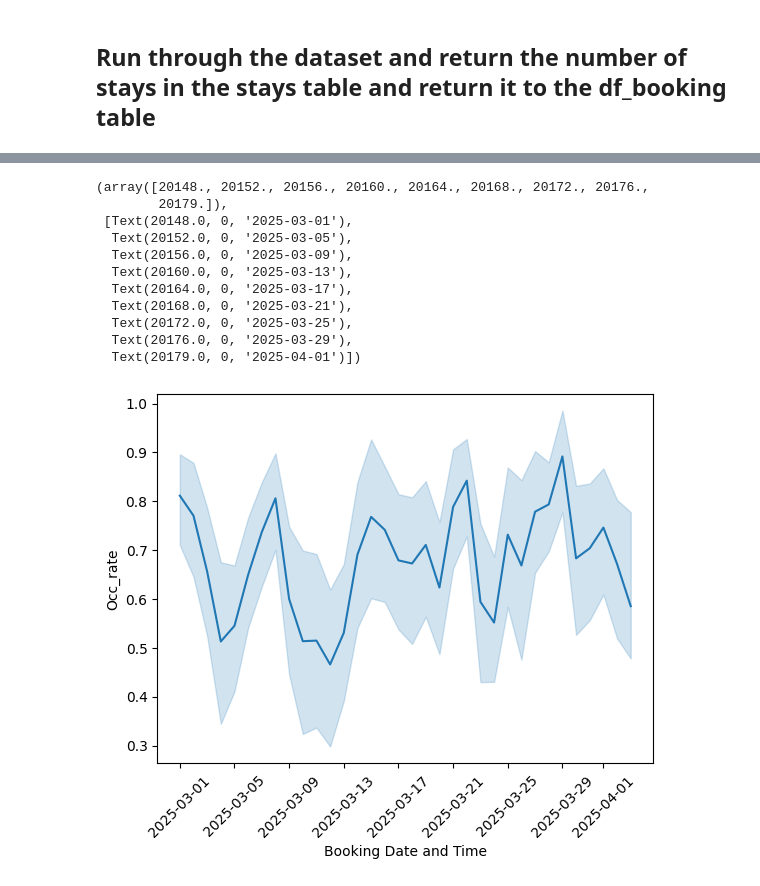
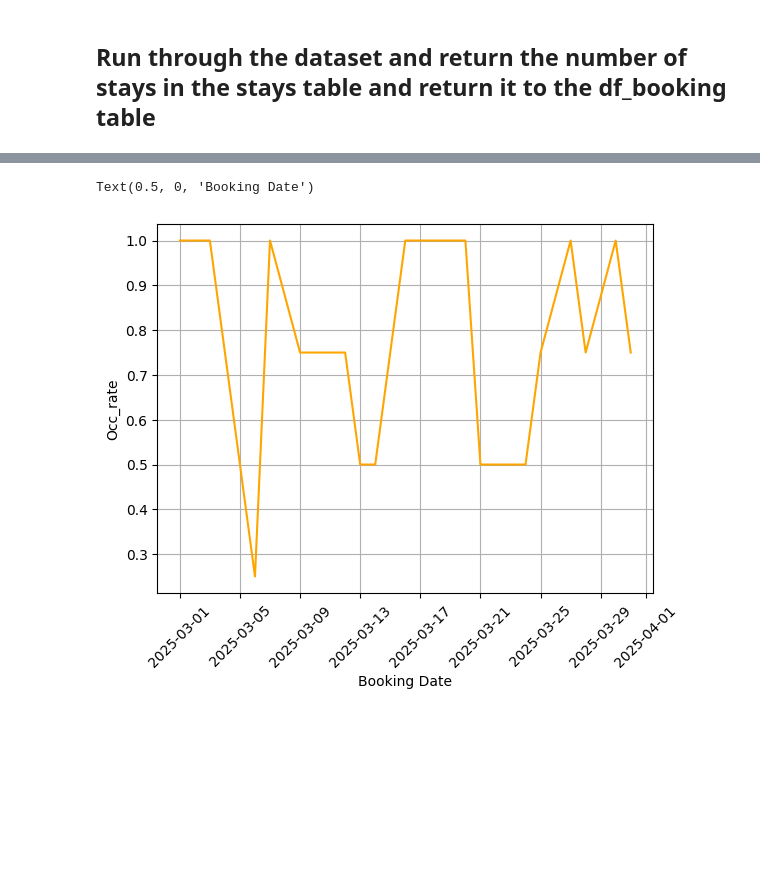
Before and after one commit to myoussef893/crown_updater, a Jupyter notebook: analyzer.ipynb, the cells around one changed output, grey strips where cells are left out. Saved outputs shown, nothing was run; the diff lists cells and outputs as text; code cells hidden in the pictures; blank space fills up the shorter version.

```diff
--- a/analyzer.ipynb
+++ b/analyzer.ipynb
@@ -36,7 +56,9 @@ b_df['Stays Count'] = b_df.apply(count_occurrences, axis=1)
 # Display result
 final_df = b_df
 
-final_df = pd.merge(final_df,hotel_index[['Property','Total Rooms']],how='left')
+final_df = pd.merge(final_df,hotel_index[['Property','Company','Total Rooms']],how='left')
 final_df['Occ_rate'] = final_df['Stays Count']/final_df['Total Rooms']
 final_df
+hfs = final_df[final_df['Property'] == 'Wonderful Apartments near Portobello Road']
+hfs
 # %% [output]
@@ -56,22 +82,20 @@ final_df
 # %%
 import seaborn as sns
 
-sns.lineplot(final_df,
-             x=final_df['Booking Date and Time'],
-             y=final_df['Occ_rate'],
+hfs = final_df[final_df['Property'] == 'Wonderful Apartments near Portobello Road']
+hfs
+hh = None
+hrb = None
+stayz = None
+
+sns.lineplot(hfs,
+             x=hfs['Booking Date and Time'],
+             y=hfs['Occ_rate'],
+             color='orange'
              )
+plt.grid(True)
 plt.xticks(rotation=45)
-plt.xlabel('Booking Date and Time')
+plt.xlabel('Booking Date')
 # %% [output]
-(array([20148., 20152., 20156., 20160., 20164., 20168., 20172., 20176.,
-        20179.]),
- [Text(20148.0, 0, '2025-03-01'),
-  Text(20152.0, 0, '2025-03-05'),
-  Text(20156.0, 0, '2025-03-09'),
-  Text(20160.0, 0, '2025-03-13'),
-  Text(20164.0, 0, '2025-03-17'),
-  Text(20168.0, 0, '2025-03-21'),
-  Text(20172.0, 0, '2025-03-25'),
-  Text(20176.0, 0, '2025-03-29'),
-  Text(20179.0, 0, '2025-04-01')])
+Text(0.5, 0, 'Booking Date')
-[figure, old version]
+[figure, new version]
```
Also changed, not shown: parts of 4 cells of this notebook, 5 other files.
